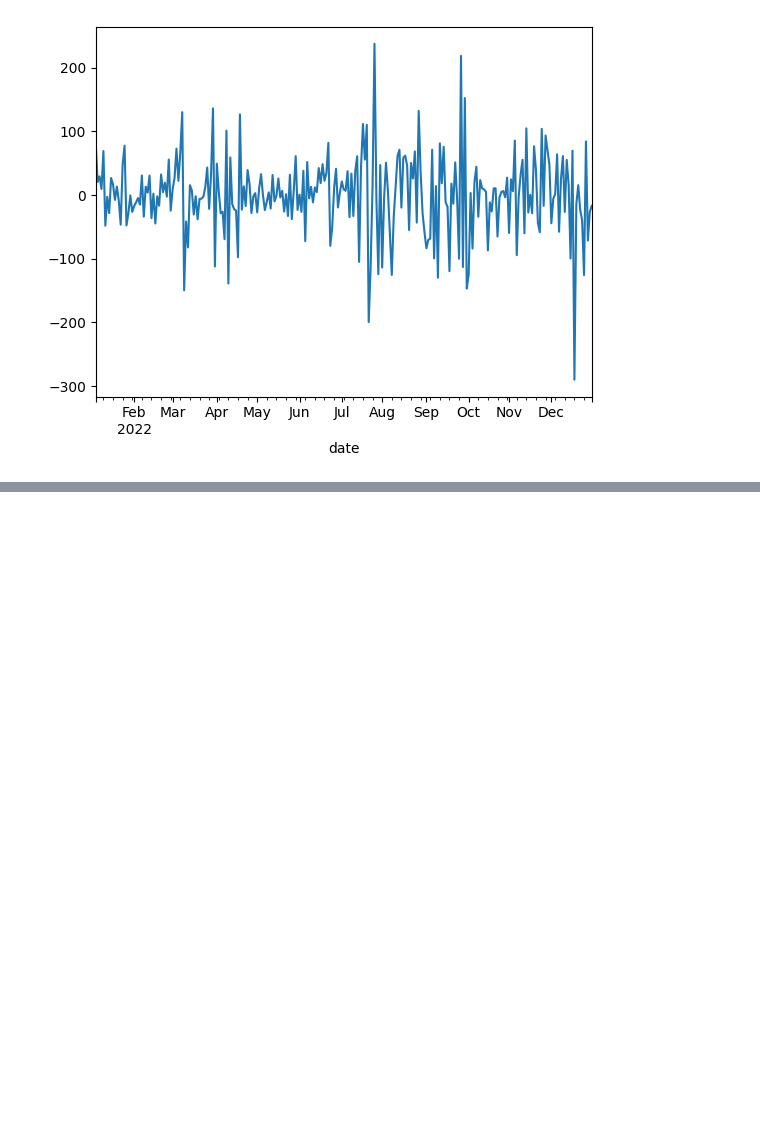
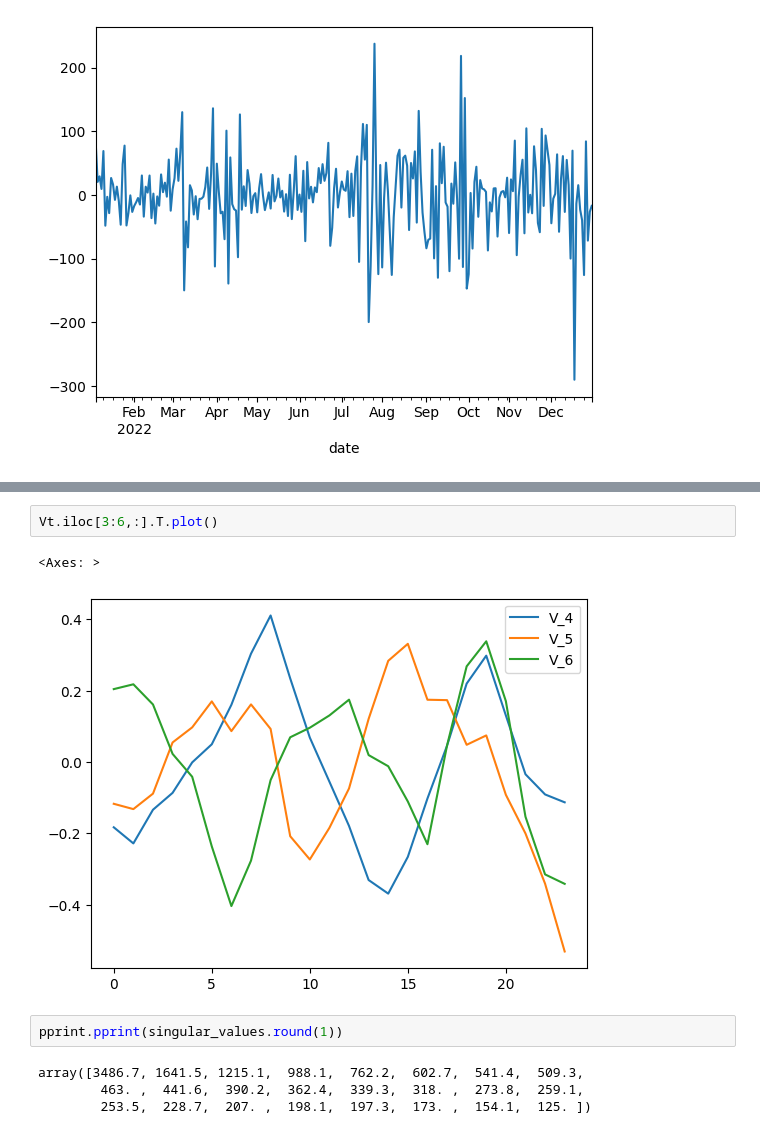
Before and after one commit to Hbrvk/Svd_energy_price, a Jupyter notebook: code/playground.ipynb, the cells around one changed output, grey strips where cells are left out. Drawn from its saved outputs; the diff is of its cells as text; blank space fills up the shorter version.

```diff
--- a/playground.ipynb
+++ b/code/playground.ipynb
@@ -90,0 +100,11 @@ Vt.iloc[:3,:].T.plot()
+# %%
+Vt.iloc[3:6,:].T.plot()
+# %% [output]
+<Axes: >
+[figure, added]
+# %%
+pprint.pprint(singular_values.round(1))
+# %% [output]
+array([3486.7, 1641.5, 1215.1,  988.1,  762.2,  602.7,  541.4,  509.3,
+        463. ,  441.6,  390.2,  362.4,  339.3,  318. ,  273.8,  259.1,
+        253.5,  228.7,  207. ,  198.1,  197.3,  173. ,  154.1,  125. ])
```
Also changed, not shown: parts of 11 cells of this notebook, 7 other files.
